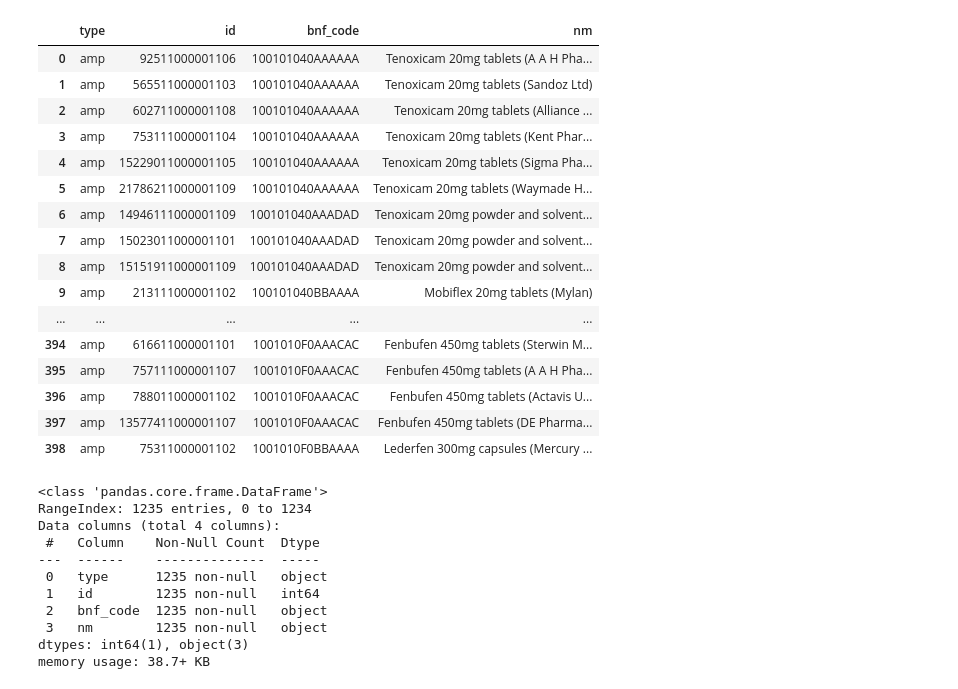
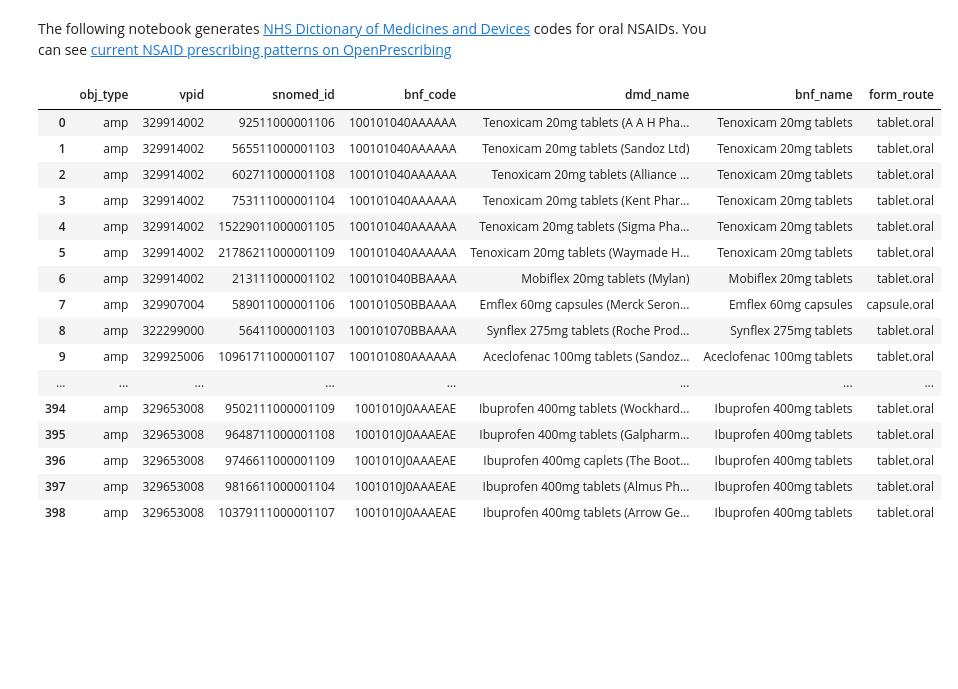
Before and after one commit to ebmdatalab/nsaid-covid-codelist-notebook, a Jupyter notebook: notebooks/nsaid.codelist.ipynb, the cells around one changed output. Cells and saved outputs as stored; diff of their text form; code cells hidden in the pictures; blank space fills up the shorter version.

Commit message:
update NSAID and create naproxen notebook
naproxen notebook created for low/high dose
update NSAID notebook to filter form_route

```diff
--- a/notebooks/nsaid.codelist.ipynb
+++ b/notebooks/nsaid.codelist.ipynb
@@ -1 +1,3 @@
+# %% [markdown]
+The following notebook generates [NHS Dictionary of Medicines and Devices](https://ebmdatalab.net/what-is-the-dmd-the-nhs-dictionary-of-medicines-and-devices/) codes for oral NSAIDs. You can see [current NSAID prescribing patterns on OpenPrescribing](https://openprescribing.net/bnf/100101/)
 # %%
@@ -3,55 +6,41 @@ from ebmdatalab import bq
 import pandas as pd
 import os
 # %%
-sql = '''WITH bnf_codes AS (
+sql = '''
+WITH bnf_codes AS (
   SELECT bnf_code FROM hscic.presentation WHERE
   bnf_code LIKE '1001010%' #bnf section non-steroidal anti-inflammatory drugs
-  )
 
-SELECT "vmp" AS type, id, bnf_code, nm
-FROM dmd.vmp
+)
+
+SELECT *
+FROM measures.dmd_objs_with_form_route
 WHERE bnf_code IN (SELECT * FROM bnf_codes)
-
-UNION ALL
-
-SELECT "amp" AS type, id, bnf_code, descr
-FROM dmd.amp
-WHERE bnf_code IN (SELECT * FROM bnf_codes)
-
-ORDER BY type, bnf_code, id'''
+AND
+obj_type IN ('vmp', 'amp')
+AND
+form_route LIKE '%.oral%' #include oral preparations only
+ORDER BY obj_type, bnf_code, snomed_id'''
 
 nsaid_codelist = bq.cached_read(sql, csv_path=os.path.join('..','data','nsaid_codelist.csv'))
 pd.set_option('display.max_rows', None)
+pd.set_option('display.max_colwidth', None)
 nsaid_codelist
 # %% [output]
-|  | type | id | bnf_code | nm |
-| 0 | amp | 92511000001106 | 100101040AAAAAA | Tenoxicam 20mg tablets (A A H Pha... |
-| 1 | amp | 565511000001103 | 100101040AAAAAA | Tenoxicam 20mg tablets (Sandoz Ltd) |
-| 2 | amp | 602711000001108 | 100101040AAAAAA | Tenoxicam 20mg tablets (Alliance ... |
-| 3 | amp | 753111000001104 | 100101040AAAAAA | Tenoxicam 20mg tablets (Kent Phar... |
-| 4 | amp | 15229011000001105 | 100101040AAAAAA | Tenoxicam 20mg tablets (Sigma Pha... |
-| 5 | amp | 21786211000001109 | 100101040AAAAAA | Tenoxicam 20mg tablets (Waymade H... |
-| 6 | amp | 14946111000001109 | 100101040AAADAD | Tenoxicam 20mg powder and solvent... |
-| 7 | amp | 15023011000001101 | 100101040AAADAD | Tenoxicam 20mg powder and solvent... |
-| 8 | amp | 15151911000001109 | 100101040AAADAD | Tenoxicam 20mg powder and solvent... |
-| 9 | amp | 213111000001102 | 100101040BBAAAA | Mobiflex 20mg tablets (Mylan) |
-| ... | ... | ... | ... | ... |
-| 394 | amp | 616611000001101 | 1001010F0AAACAC | Fenbufen 450mg tablets (Sterwin M... |
-| 395 | amp | 757111000001107 | 1001010F0AAACAC | Fenbufen 450mg tablets (A A H Pha... |
-| 396 | amp | 788011000001102 | 1001010F0AAACAC | Fenbufen 450mg tablets (Actavis U... |
-| 397 | amp | 13577411000001107 | 1001010F0AAACAC | Fenbufen 450mg tablets (DE Pharma... |
-| 398 | amp | 75311000001102 | 1001010F0BBAAAA | Lederfen 300mg capsules (Mercury ... |
+|  | obj_type | vpid | snomed_id | bnf_code | dmd_name | bnf_name | form_route |
+| 0 | amp | 329914002 | 92511000001106 | 100101040AAAAAA | Tenoxicam 20mg tablets (A A H Pha... | Tenoxicam 20mg tablets | tablet.oral |
+| 1 | amp | 329914002 | 565511000001103 | 100101040AAAAAA | Tenoxicam 20mg tablets (Sandoz Ltd) | Tenoxicam 20mg tablets | tablet.oral |
+| 2 | amp | 329914002 | 602711000001108 | 100101040AAAAAA | Tenoxicam 20mg tablets (Alliance ... | Tenoxicam 20mg tablets | tablet.oral |
+| 3 | amp | 329914002 | 753111000001104 | 100101040AAAAAA | Tenoxicam 20mg tablets (Kent Phar... | Tenoxicam 20mg tablets | tablet.oral |
+| 4 | amp | 329914002 | 15229011000001105 | 100101040AAAAAA | Tenoxicam 20mg tablets (Sigma Pha... | Tenoxicam 20mg tablets | tablet.oral |
+| 5 | amp | 329914002 | 21786211000001109 | 100101040AAAAAA | Tenoxicam 20mg tablets (Waymade H... | Tenoxicam 20mg tablets | tablet.oral |
+| 6 | amp | 329914002 | 213111000001102 | 100101040BBAAAA | Mobiflex 20mg tablets (Mylan) | Mobiflex 20mg tablets | tablet.oral |
+| 7 | amp | 329907004 | 589011000001106 | 100101050BBAAAA | Emflex 60mg capsules (Merck Seron... | Emflex 60mg capsules | capsule.oral |
+| 8 | amp | 322299000 | 56411000001103 | 100101070BBAAAA | Synflex 275mg tablets (Roche Prod... | Synflex 275mg tablets | tablet.oral |
+| 9 | amp | 329925006 | 10961711000001107 | 100101080AAAAAA | Aceclofenac 100mg tablets (Sandoz... | Aceclofenac 100mg tablets | tablet.oral |
+| ... | ... | ... | ... | ... | ... | ... | ... |
+| 394 | amp | 329653008 | 9502111000001109 | 1001010J0AAAEAE | Ibuprofen 400mg tablets (Wockhard... | Ibuprofen 400mg tablets | tablet.oral |
+| 395 | amp | 329653008 | 9648711000001108 | 1001010J0AAAEAE | Ibuprofen 400mg tablets (Galpharm... | Ibuprofen 400mg tablets | tablet.oral |
+| 396 | amp | 329653008 | 9746611000001109 | 1001010J0AAAEAE | Ibuprofen 400mg caplets (The Boot... | Ibuprofen 400mg tablets | tablet.oral |
+| 397 | amp | 329653008 | 9816611000001104 | 1001010J0AAAEAE | Ibuprofen 400mg tablets (Almus Ph... | Ibuprofen 400mg tablets | tablet.oral |
+| 398 | amp | 329653008 | 10379111000001107 | 1001010J0AAAEAE | Ibuprofen 400mg tablets (Arrow Ge... | Ibuprofen 400mg tablets | tablet.oral |
-# %%
-nsaid_codelist.info()
-# %% [output]
-<class 'pandas.core.frame.DataFrame'>
-RangeIndex: 1235 entries, 0 to 1234
-Data columns (total 4 columns):
- #   Column    Non-Null Count  Dtype
----  ------    --------------  -----
- 0   type      1235 non-null   object
- 1   id        1235 non-null   int64
- 2   bnf_code  1235 non-null   object
- 3   nm        1235 non-null   object
-dtypes: int64(1), object(3)
-memory usage: 38.7+ KB
```
Also changed, not shown: parts of 1 cell of this notebook, 7 other files.
